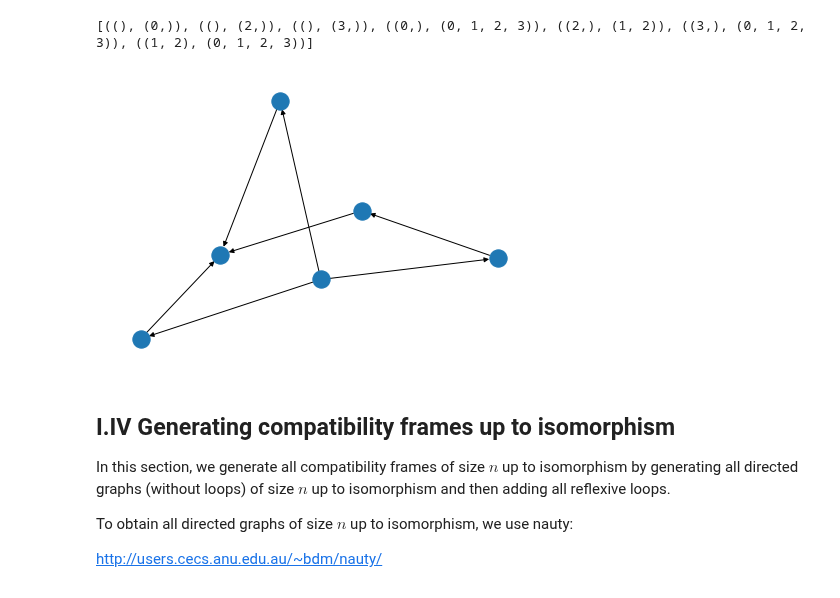
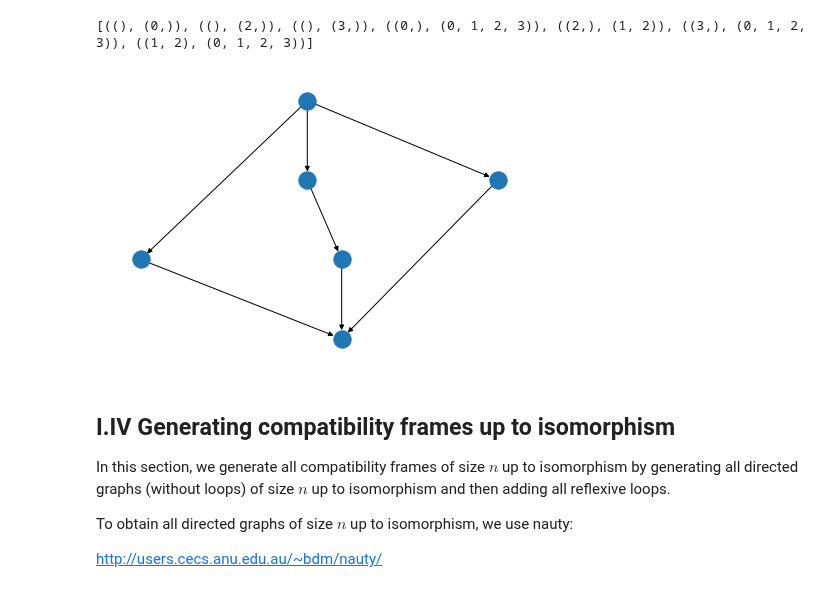
Before and after one commit to wesholliday/compat-frames, a Jupyter notebook: compat-frames.ipynb, the cells around one changed output. Drawn from its saved outputs; the diff is of its cells as text; code cells hidden in the pictures.

```diff
--- a/compat-frames.ipynb
+++ b/compat-frames.ipynb
@@ -348,13 +350,18 @@ def lattice(rel,X = None):
     l.add_edges_from(cover)
 
     return l
+# %%
+def display_lattice(l):
+
+    pos = graphviz_layout(l, prog="dot")
+    nx.draw(l, pos)
+    plt.show()
 # %%
 l = lattice(example_rel)
 
-nx.draw(l)
-plt.show()
+display_lattice(l)
 # %% [output]
-[figure, old version]
+[figure, new version]
 # %% [markdown]
 ## I.IV Generating compatibility frames up to isomorphism  <a id='I.IV'></a>
 
```
Also changed, not shown: parts of 19 cells of this notebook.
